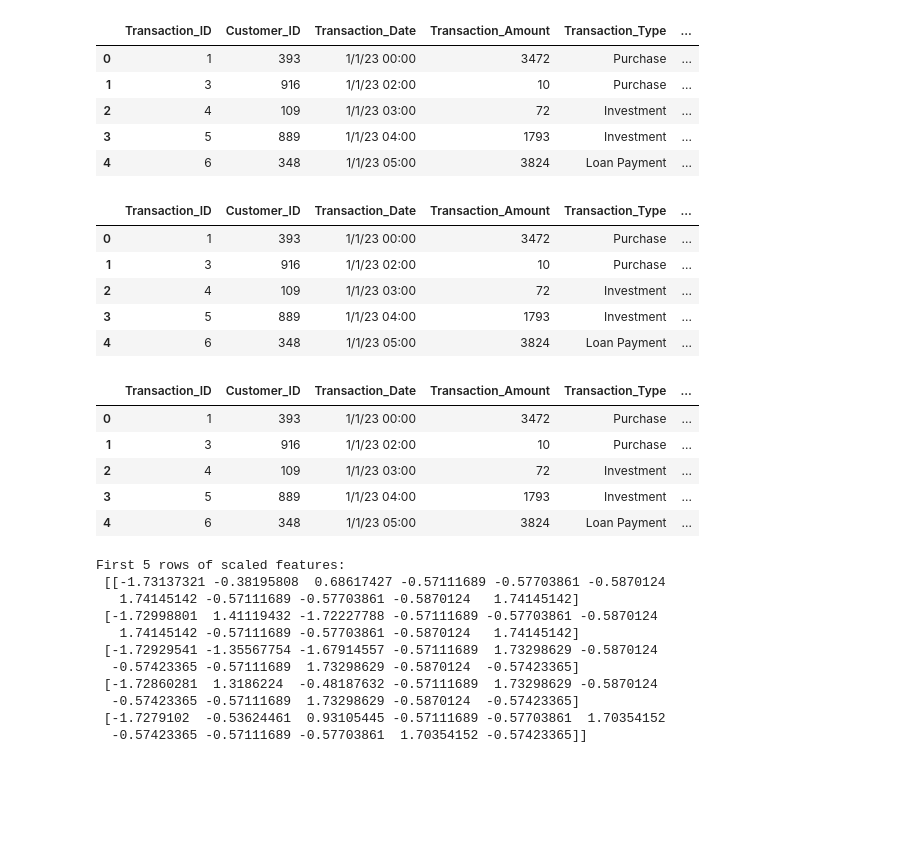
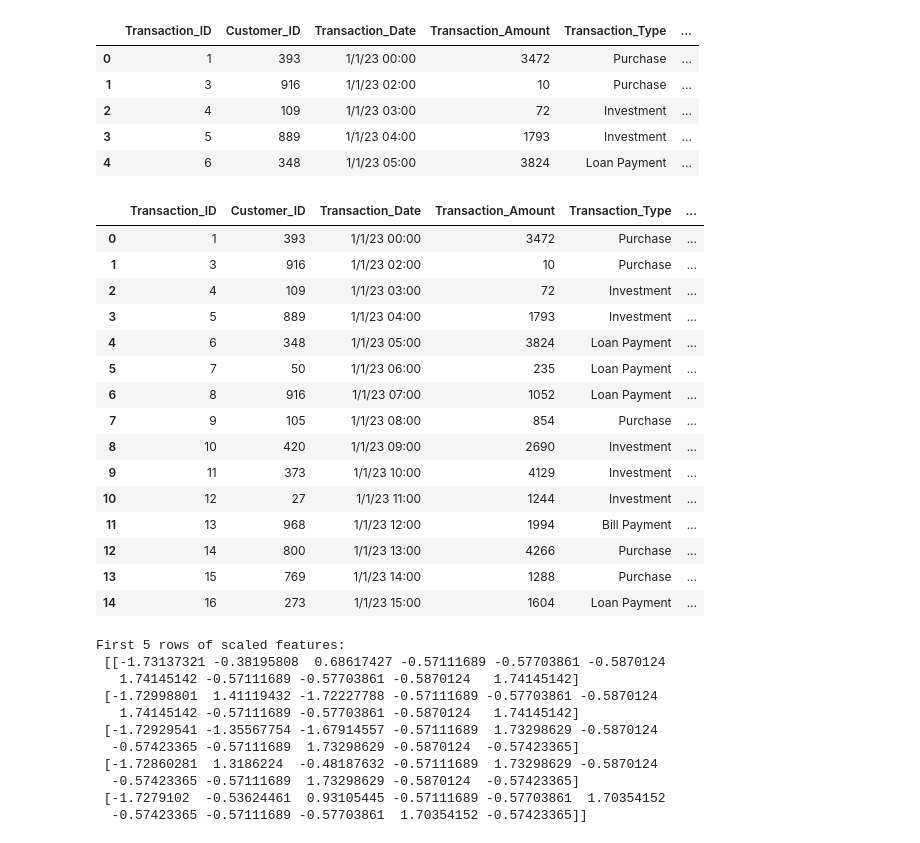
Before and after one commit to itsjemjem/jemCodes_DM, a Jupyter notebook: FinMark_Corp/transaction_data.ipynb, the cells around one changed output. Cells and saved outputs as stored; diff of their text form; code cells hidden in the pictures; blank space fills up the shorter version.

```diff
--- a/FinMark_Corp/transaction_data.ipynb
+++ b/FinMark_Corp/transaction_data.ipynb
@@ -135,10 +135,20 @@ Ttype_df = pd.DataFrame(Ttype_encoded, columns=Ttype_encoder.get_feature_names_o
 df_encoded = pd.concat([df, Ttype_df], axis=1)
 # %%
-df.head()
+df_encoded.head(15)
 # %% [output]
 |  | Transaction_ID | Customer_ID | Transaction_Date | Transaction_Amount | Transaction_Type | ... |
 | 0 | 1 | 393 | 1/1/23 00:00 | 3472 | Purchase | ... |
 | 1 | 3 | 916 | 1/1/23 02:00 | 10 | Purchase | ... |
 | 2 | 4 | 109 | 1/1/23 03:00 | 72 | Investment | ... |
 | 3 | 5 | 889 | 1/1/23 04:00 | 1793 | Investment | ... |
 | 4 | 6 | 348 | 1/1/23 05:00 | 3824 | Loan Payment | ... |
+| 5 | 7 | 50 | 1/1/23 06:00 | 235 | Loan Payment | ... |
+| 6 | 8 | 916 | 1/1/23 07:00 | 1052 | Loan Payment | ... |
+| 7 | 9 | 105 | 1/1/23 08:00 | 854 | Purchase | ... |
+| 8 | 10 | 420 | 1/1/23 09:00 | 2690 | Investment | ... |
+| 9 | 11 | 373 | 1/1/23 10:00 | 4129 | Investment | ... |
+| 10 | 12 | 27 | 1/1/23 11:00 | 1244 | Investment | ... |
+| 11 | 13 | 968 | 1/1/23 12:00 | 1994 | Bill Payment | ... |
+| 12 | 14 | 800 | 1/1/23 13:00 | 4266 | Purchase | ... |
+| 13 | 15 | 769 | 1/1/23 14:00 | 1288 | Purchase | ... |
+| 14 | 16 | 273 | 1/1/23 15:00 | 1604 | Loan Payment | ... |
@@ -155,12 +155,3 @@ df_encoded = pd.concat([df, Ttype_df], axis=1)
-# %%
-df.head()
-# %% [output]
-|  | Transaction_ID | Customer_ID | Transaction_Date | Transaction_Amount | Transaction_Type | ... |
-| 0 | 1 | 393 | 1/1/23 00:00 | 3472 | Purchase | ... |
-| 1 | 3 | 916 | 1/1/23 02:00 | 10 | Purchase | ... |
-| 2 | 4 | 109 | 1/1/23 03:00 | 72 | Investment | ... |
-| 3 | 5 | 889 | 1/1/23 04:00 | 1793 | Investment | ... |
-| 4 | 6 | 348 | 1/1/23 05:00 | 3824 | Loan Payment | ... |
 # %%
 # Selecting features for clustering (including encoded transaction types)
 X = df_encoded[['Transaction_ID', 'Customer_ID', 'Transaction_Amount', 'Transaction_Type_Bill Payment', 'Transaction_Type_Investment', 'Transaction_Type_Loan Payment', 'Transaction_Type_Purchase'] + list(Ttype_df.columns)]
```
Also changed, not shown: parts of 5 cells of this notebook, 3 other files.
